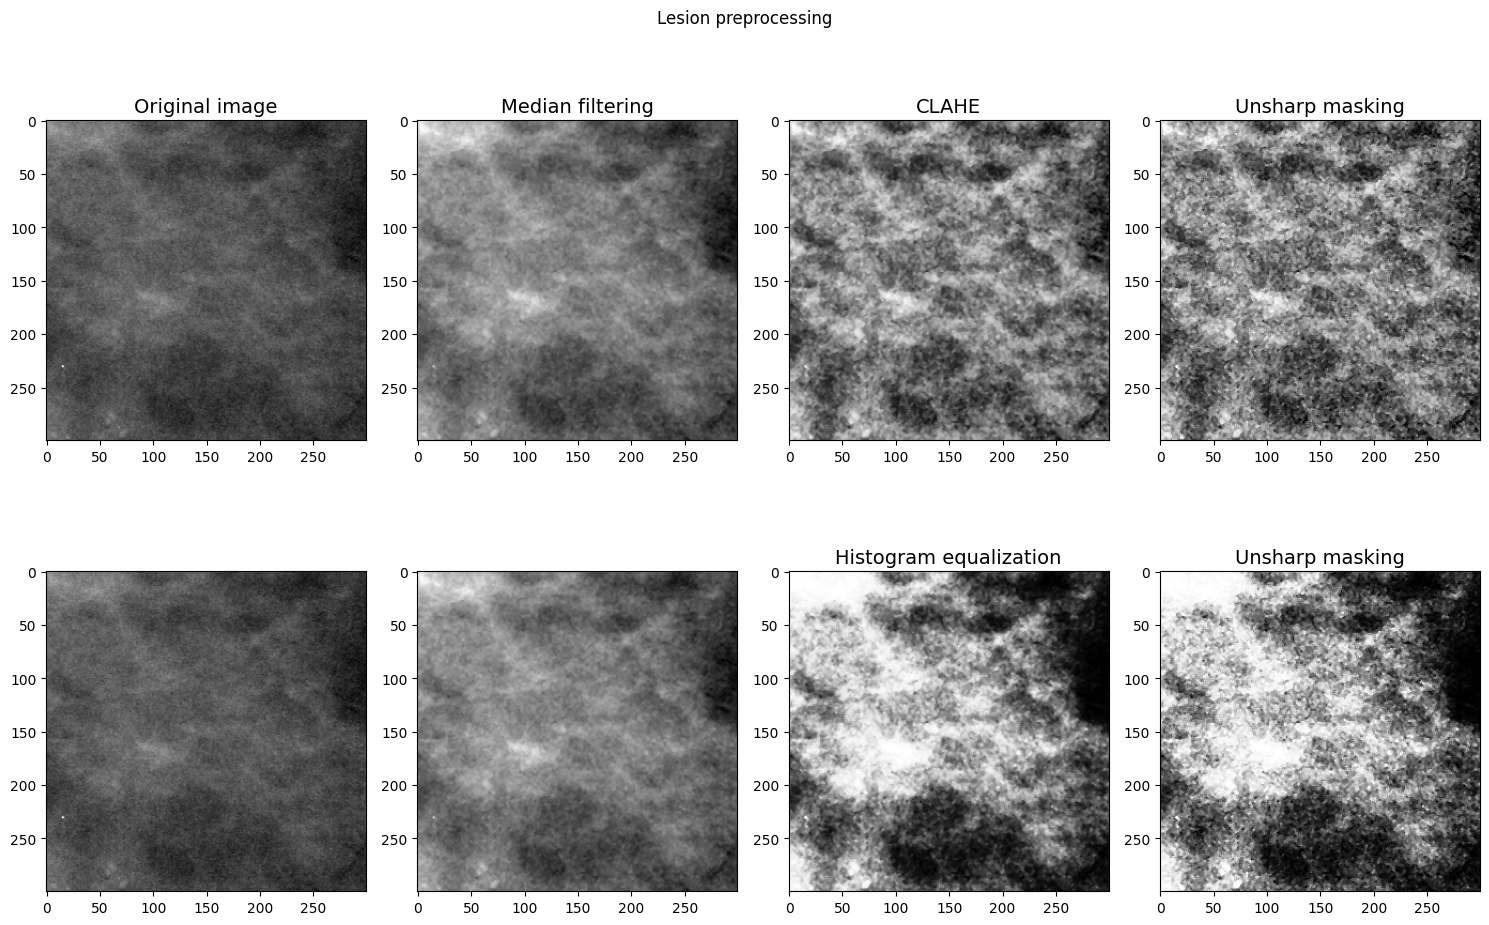
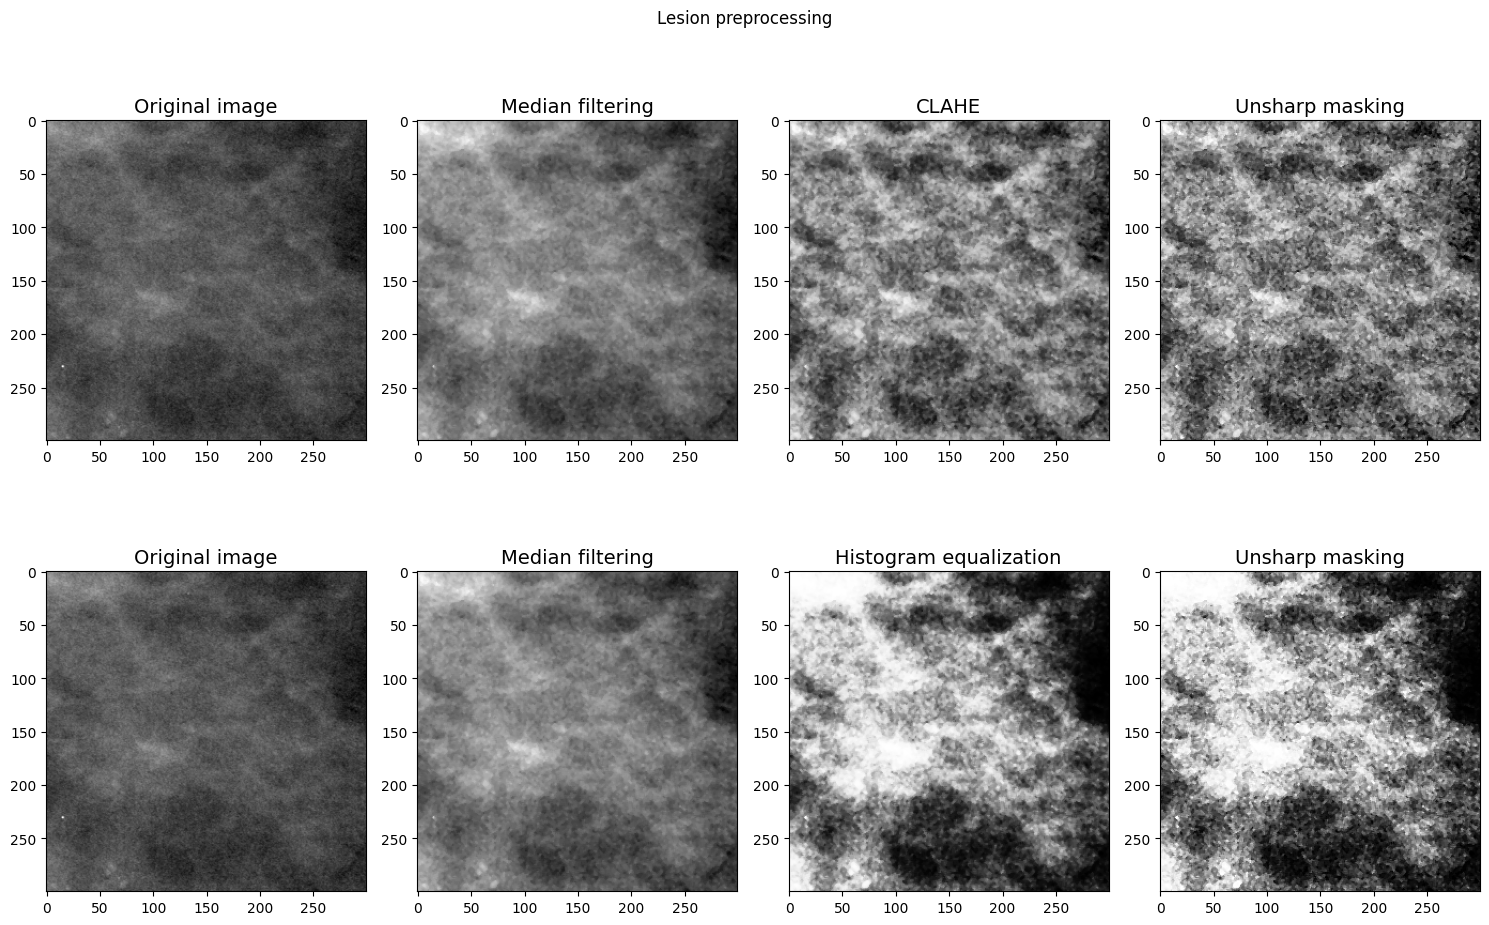
Code edit (unified diff) that turned the first committed figure into the second:
--- before
+++ after
@@ -27,4 +27,6 @@
 ax[0,3].set_title('Unsharp masking', fontsize=14)
 
+ax[1,0].set_title('Original image', fontsize=14)
+ax[1,1].set_title('Median filtering', fontsize=14)
 ax[1,2].set_title('Histogram equalization', fontsize=14)
 ax[1,3].set_title('Unsharp masking', fontsize=14)

Commit: Bugfix in preprocessing